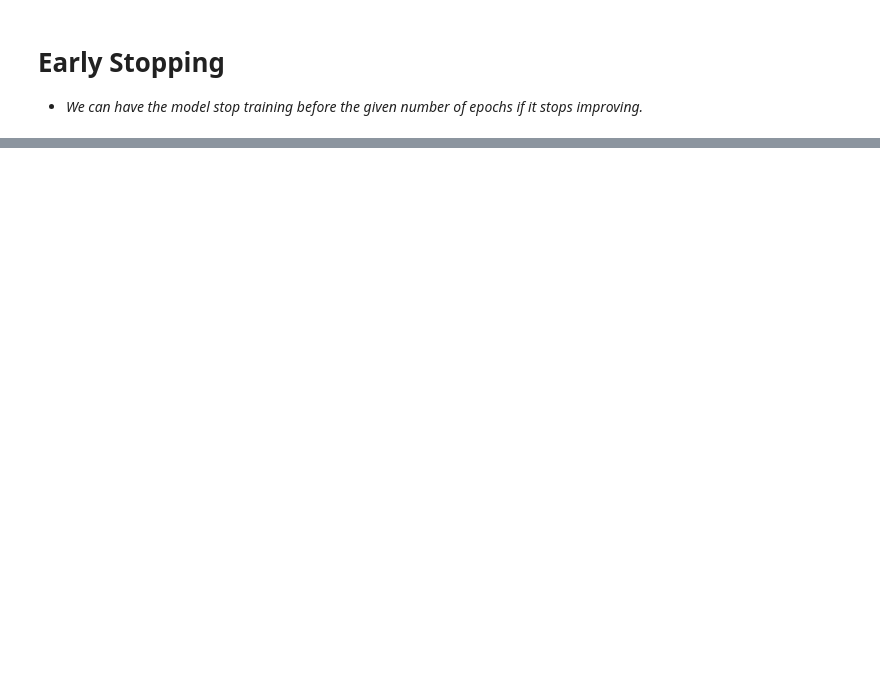
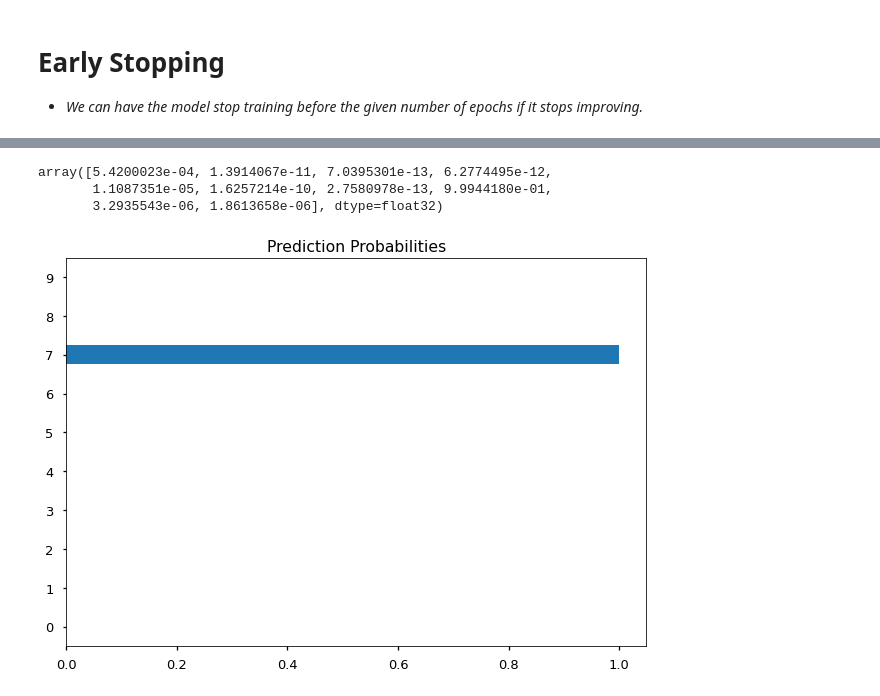
Before and after one commit to cwf231/tensorflow-intro, a Jupyter notebook: tensorflow-intro.ipynb, the cells around one changed output, grey strips where cells are left out. Drawn from its saved outputs; the diff is of its cells as text; code cells hidden in the pictures; blank space fills up the shorter version.

```diff
--- a/tensorflow-intro.ipynb
+++ b/tensorflow-intro.ipynb
@@ -1068,0 +1100,10 @@ plot_history(history)
+# %%
+model.predict(X_test)[0]
+# %% [output]
+array([5.4200023e-04, 1.3914067e-11, 7.0395301e-13, 6.2774495e-12,
+       1.1087351e-05, 1.6257214e-10, 2.7580978e-13, 9.9944180e-01,
+       3.2935543e-06, 1.8613658e-06], dtype=float32)
+# %%
+plot_prediction_probabilities(model, ohe, X_test[[0]])
+# %% [output]
+[figure, added]
```
Also changed, not shown: parts of 39 cells of this notebook.
